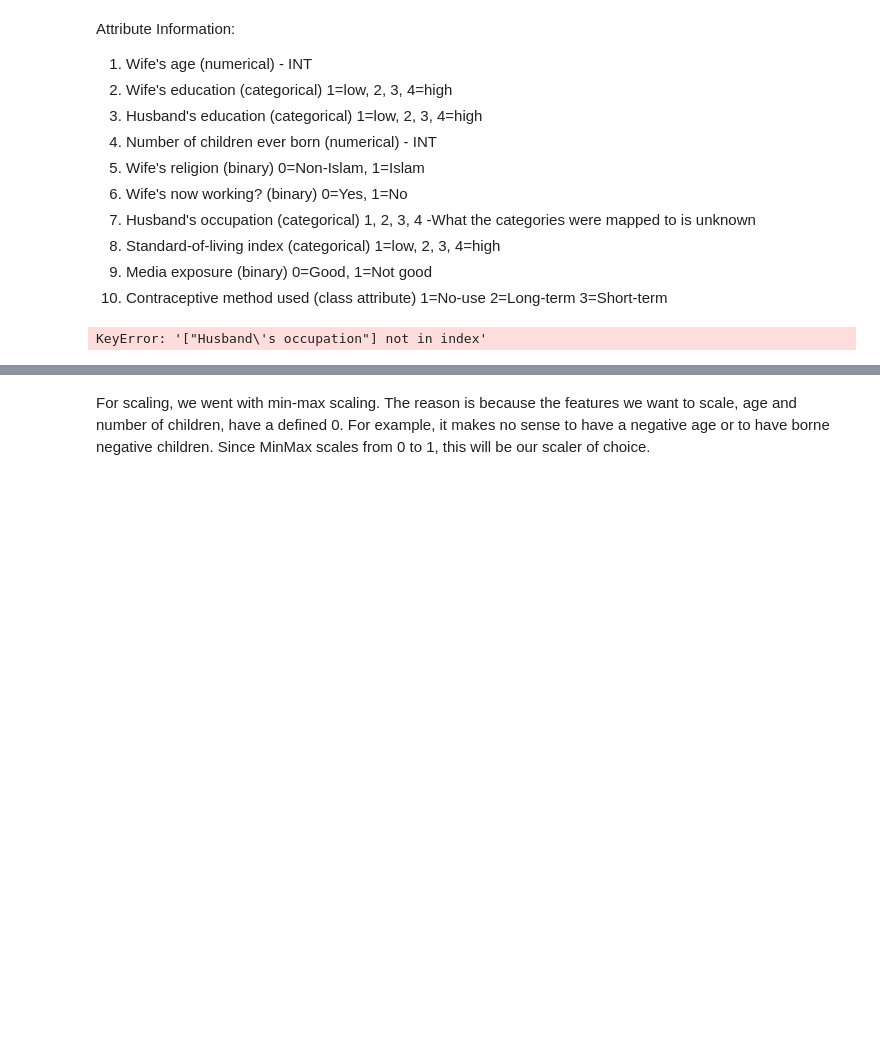
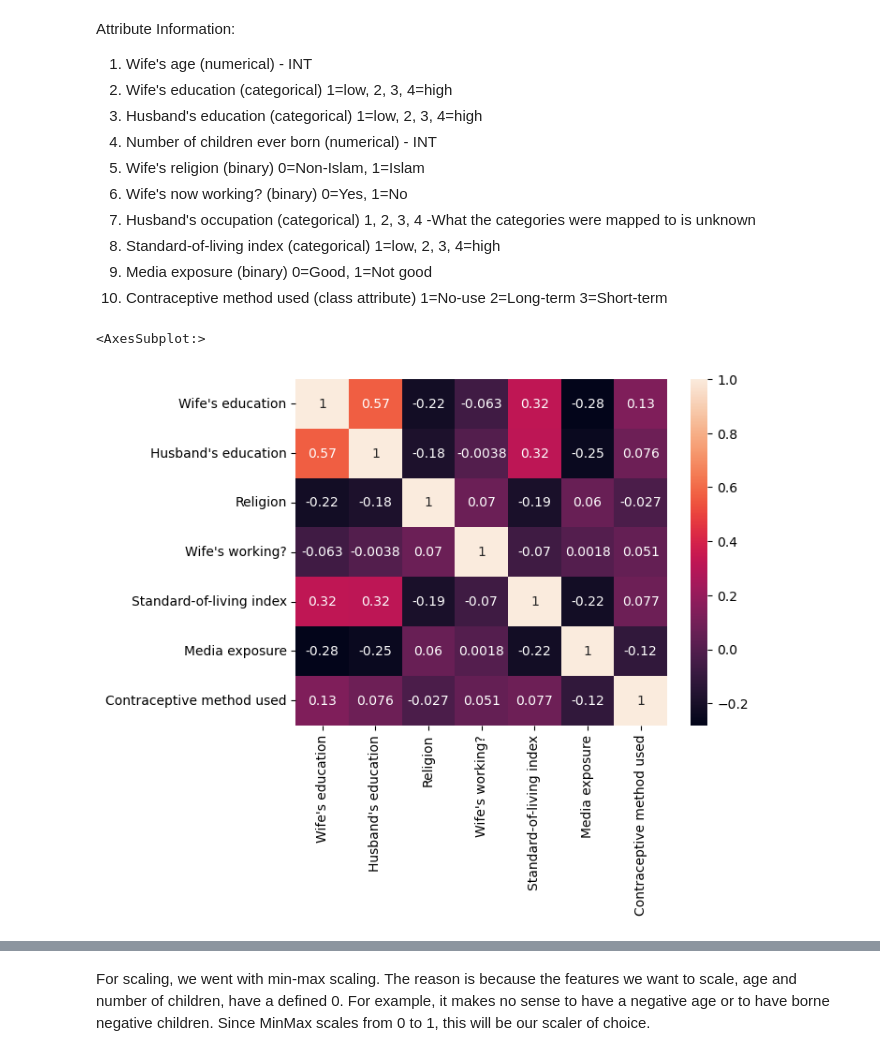
Before and after one commit to yaosam521/ML-Lab-5, a Jupyter notebook: Lab-5.ipynb, the cells around one changed output, grey strips where cells are left out. Cells and saved outputs as stored; diff of their text form; code cells hidden in the pictures; blank space fills up the shorter version.

```diff
--- a/Lab-5.ipynb
+++ b/Lab-5.ipynb
@@ -100,15 +100,15 @@ df = df.drop(labels="Husband's occupation", axis = 1)
 # %%
 #print heatmap
 import seaborn as sns
 
 df_corr = df[["Wife's education",
               "Husband's education",
               "Religion",
               "Wife's working?",
-              "Husband's occupation",
               "Standard-of-living index",
               "Media exposure",
               "Contraceptive method used"]]
-sns.heatmap(df_corr.corr(), annot = True)
+sns.heatmap(df_corr.corr(method="kendall"), annot = True) #Kendall works for categorical data
 # %% [output]
-KeyError: '["Husband\'s occupation"] not in index'
+<AxesSubplot:>
+[figure, added]
```
Also changed, not shown: parts of 4 cells of this notebook.
